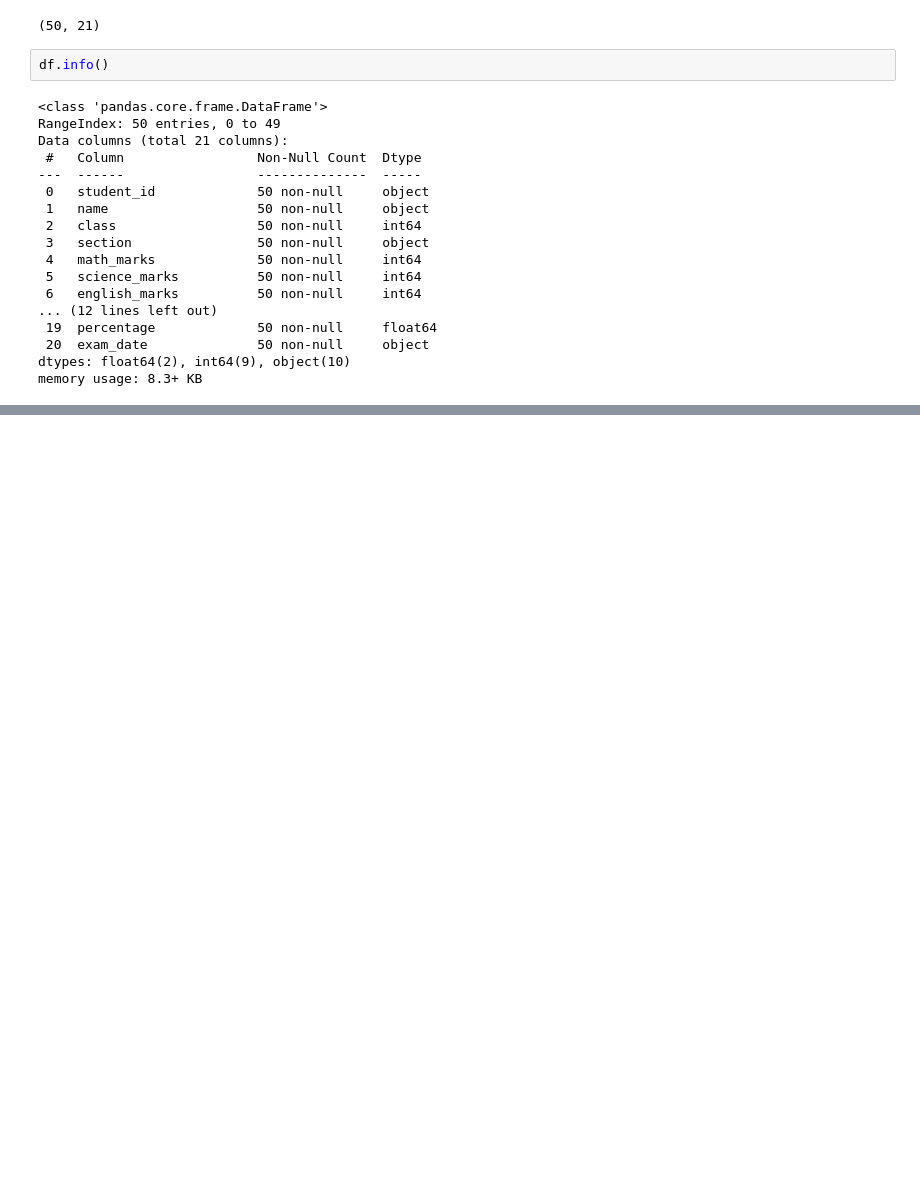
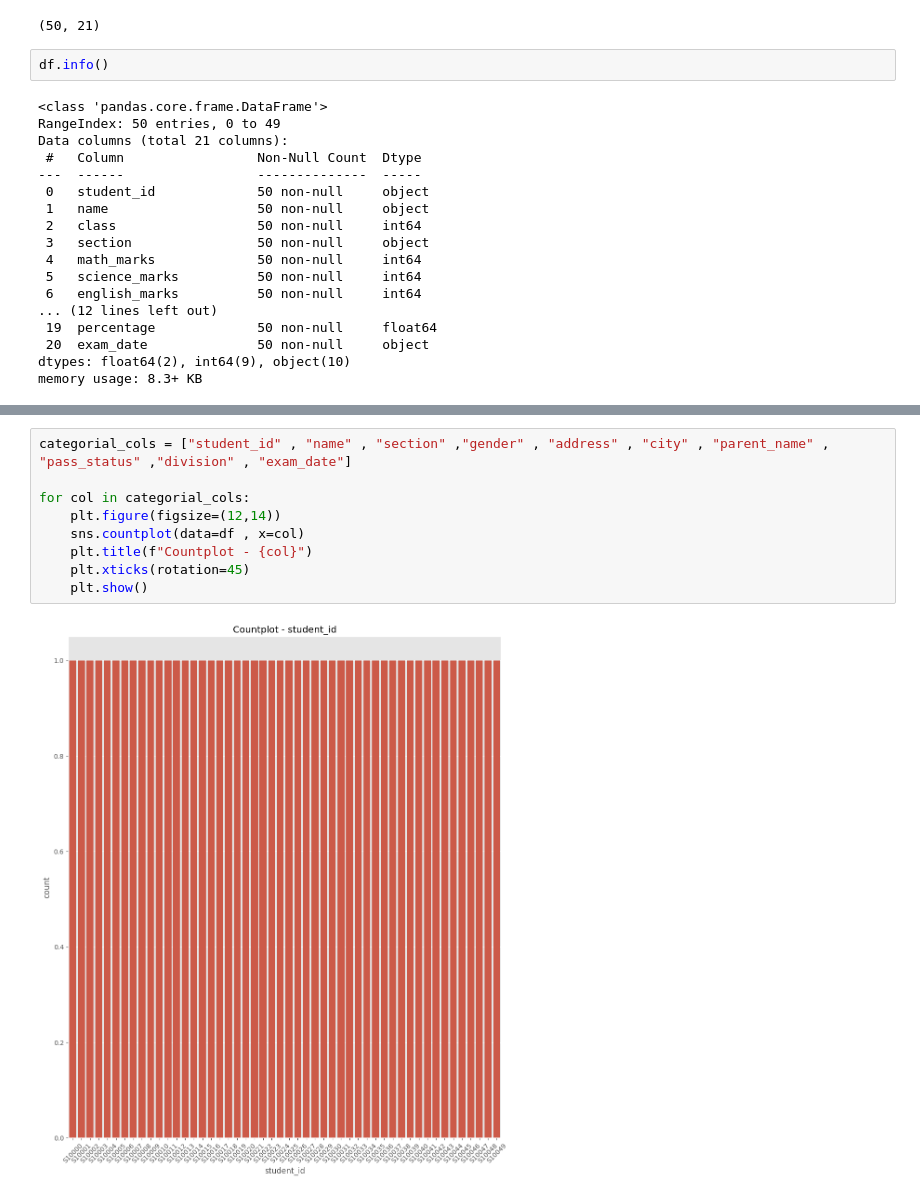
Before and after one commit to ayeshasaddiqa123/PYTHON, a Jupyter notebook: PYTHON_LIBRARIES/Pandas_library.ipynb, the cells around one changed output, grey strips where cells are left out. Cells and saved outputs as stored; diff of their text form; blank space fills up the shorter version.

```diff
--- a/PYTHON_LIBRARIES/Pandas_library.ipynb
+++ b/PYTHON_LIBRARIES/Pandas_library.ipynb
@@ -62,0 +94,11 @@ memory usage: 8.3+ KB
+# %%
+categorial_cols = ["student_id" , "name" , "section" ,"gender" , "address" , "city" , "parent_name" , "pass_status" ,"division" , "exam_date"]
+
+for col in categorial_cols:
+    plt.figure(figsize=(12,14))
+    sns.countplot(data=df , x=col)
+    plt.title(f"Countplot - {col}")
+    plt.xticks(rotation=45)
+    plt.show()
+# %% [output]
+[figure, added]
```
Also changed, not shown: parts of 8 cells of this notebook, 4 other files.
